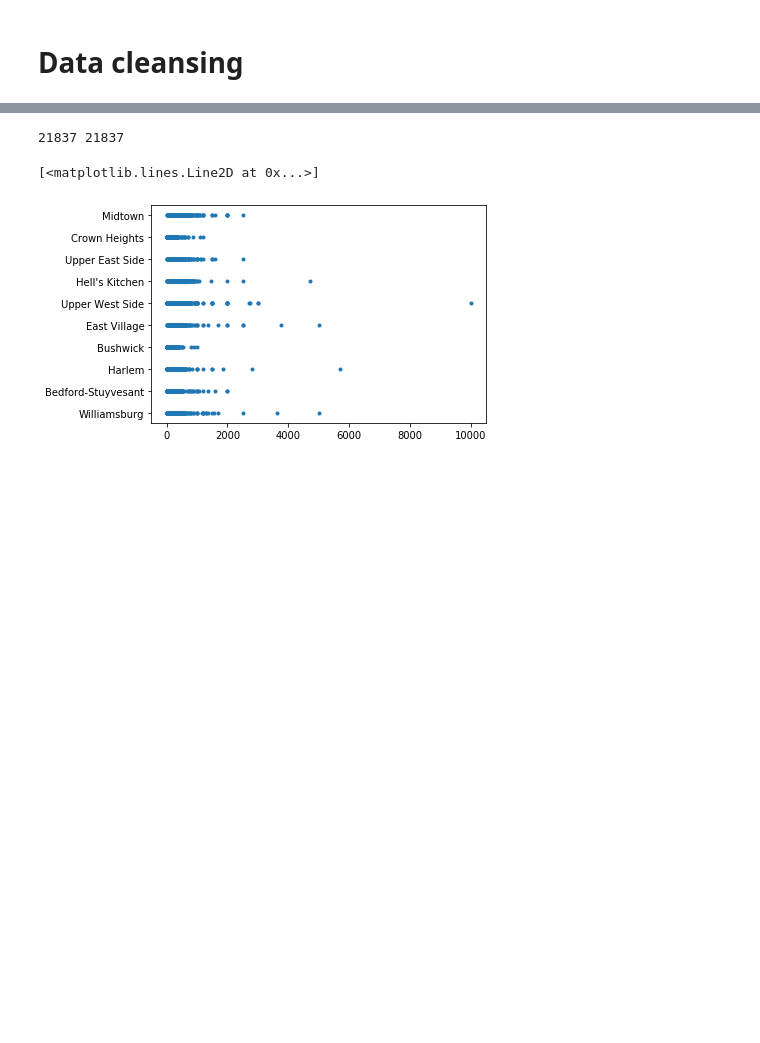
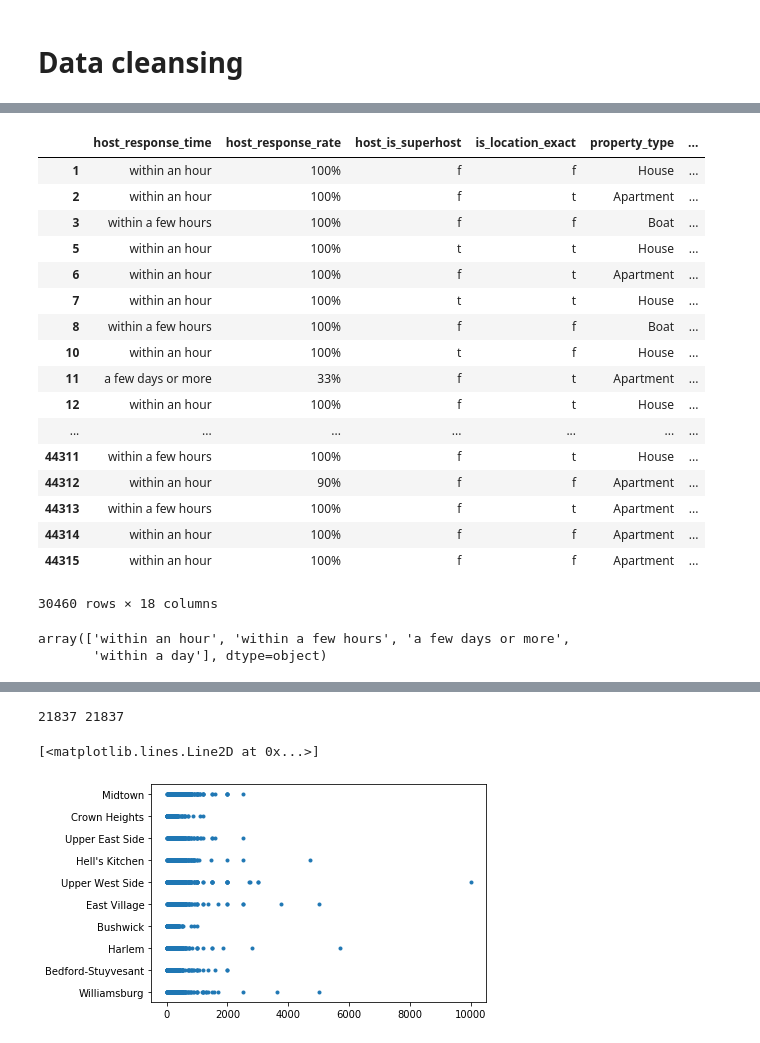
Before and after one commit to wma8/COMP516Project, a Jupyter notebook: run/cs516.ipynb, the cells around one changed output, grey strips where cells are left out. Cells and saved outputs as stored; diff of their text form; code cells hidden in the pictures; blank space fills up the shorter version.

```diff
--- a/run/cs516.ipynb
+++ b/run/cs516.ipynb
@@ -66,0 +112,26 @@ data
+# %%
+data
+# %% [output]
+|  | host_response_time | host_response_rate | host_is_superhost | is_location_exact | property_type | ... |
+| 1 | within an hour | 100% | f | f | House | ... |
+| 2 | within an hour | 100% | f | t | Apartment | ... |
+| 3 | within a few hours | 100% | f | f | Boat | ... |
+| 5 | within an hour | 100% | t | t | House | ... |
+| 6 | within an hour | 100% | f | t | Apartment | ... |
+| 7 | within an hour | 100% | t | t | House | ... |
+| 8 | within a few hours | 100% | f | f | Boat | ... |
+| 10 | within an hour | 100% | t | f | House | ... |
+| 11 | a few days or more | 33% | f | t | Apartment | ... |
+| 12 | within an hour | 100% | f | t | House | ... |
+| ... | ... | ... | ... | ... | ... | ... |
+| 44311 | within a few hours | 100% | f | t | House | ... |
+| 44312 | within an hour | 90% | f | f | Apartment | ... |
+| 44313 | within a few hours | 100% | f | t | Apartment | ... |
+| 44314 | within an hour | 100% | f | f | Apartment | ... |
+| 44315 | within an hour | 100% | f | f | Apartment | ... |
+30460 rows × 18 columns
+# %%
+data.host_response_time.unique()
+# %% [output]
+array(['within an hour', 'within a few hours', 'a few days or more',
+       'within a day'], dtype=object)
```
Also changed, not shown: parts of 31 cells of this notebook, 1 other file.
